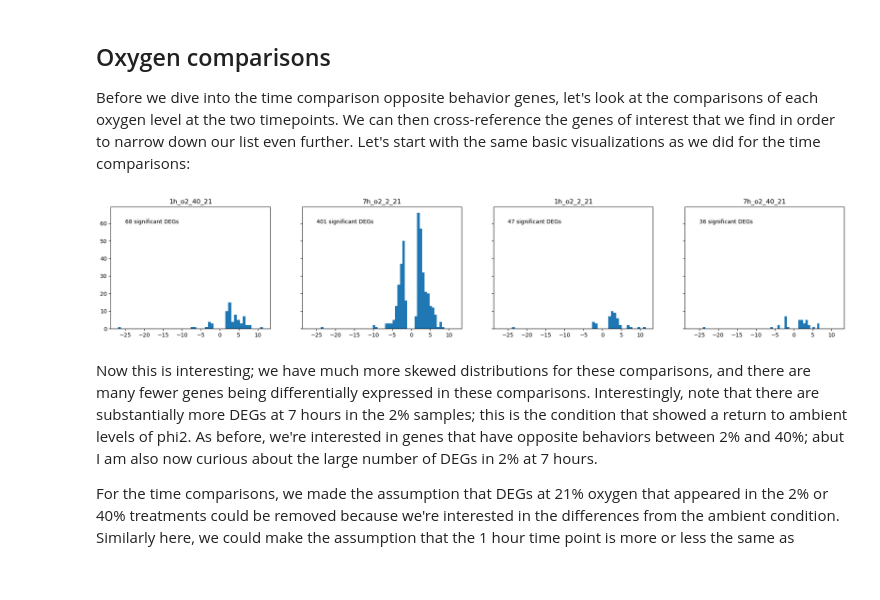
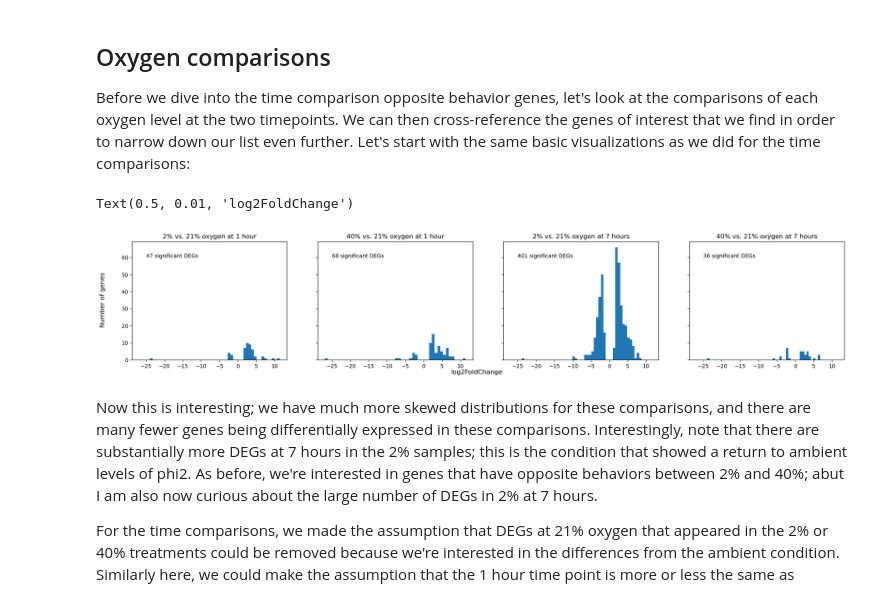
Before and after one commit to serenalotreck/photorespiration-omics, a Jupyter notebook: notebooks/transcriptomics_visualizations.ipynb, the cells around one changed output. Saved outputs shown, nothing was run; the diff lists cells and outputs as text; code cells hidden in the pictures; blank space fills up the shorter version.

```diff
--- a/notebooks/transcriptomics_visualizations.ipynb
+++ b/notebooks/transcriptomics_visualizations.ipynb
@@ -39,0 +42,3 @@ time_comparisons.keys(), o2_comparisons.keys()
+# %%
+time_comparisons = {k: time_comparisons[k] for k in ['1h_vs_7h_21o2', '1h_vs_7h_2o2', '1h_vs_7h_40o2']}
+o2_comparisons = {k: o2_comparisons[k] for k in ['1h_o2_2_21', '1h_o2_40_21', '7h_o2_2_21', '7h_o2_40_21']}
@@ -45,6 +63,8 @@ fig, axs = plt.subplots(1, len(time_comparisons), sharex=True, sharey=True, figs
 
 for ax, comp in zip(axs, time_comparisons):
     ax.hist(time_comparisons[comp].log2FoldChange, bins=50)
-    ax.set_title(comp)
+    ax.set_title(conditions_semantic[comp])
     ax.text(8, 375, f'{len(time_comparisons[comp])} significant DEGs')
+fig.supxlabel('log2FoldChange')
+fig.supylabel('Number of genes', x=0.08)
 # %% [output]
@@ -67,8 +88,8 @@ forty_filtered_by_21.shape
 (1280, 7)
 # %%
 comps_filtered = {
-    '1h_vs_7h_2o2_filtered': two_filtered_by_21,
-    '1h_vs_7h_40o2_filtered': forty_filtered_by_21
+    '7 hours vs. 1 hour at 2% oxygen, filtered': two_filtered_by_21,
+    '7 hours vs. 1 hour at 40% oxygen, filtered': forty_filtered_by_21
 }
 fig, axs = plt.subplots(1, len(comps_filtered), sharex=True, sharey=True, figsize=(len(comps_filtered)*6, 4))
 
@@ -76,4 +97,6 @@ for ax, comp in zip(axs, comps_filtered):
     ax.hist(comps_filtered[comp].log2FoldChange, bins=50)
     ax.set_title(comp)
     ax.text(3, 250, f'{len(comps_filtered[comp])} significant DEGs')
+fig.supxlabel('log2FoldChange')
+fig.supylabel('Number of genes', x=0.08)
 # %% [output]
@@ -83,16 +106,0 @@ That substantially reduces the number of genes we're interested in looking at. N
-# %%
-fig, axs = plt.subplots(1, len(comps_filtered), sharex=True, sharey=True, figsize=(len(comps_filtered)*6, 4))
-
-for ax, comp in zip(axs, comps_filtered):
-    x = comps_filtered[comp].log2FoldChange
-    y = -np.log10(comps_filtered[comp].padj)
-    colors = ['coral' if (abs(x_i) > 10 or y_i > 80) else 'cornflowerblue' for x_i, y_i in zip(x, y)]
-    ax.scatter(x, y, c=colors)
-    # Add gene name labels for the far out ones
-    for i in range(len(x)):
-        if colors[i] == 'coral':
-            ax.annotate(comps_filtered[comp].loc[i, 'gene_id'], (x[i], y[i]), xytext=(x[i]+0.8, y[i]+0.8))
-
-    ax.set_title(comp)
-    ax.set_xlabel('log2FoldChange')
-    ax.set_ylabel('-log10padj')
@@ -115,12 +126,15 @@ Before we dive into the time comparison opposite behavior genes, let's look at t
 # %%
 fig, axs = plt.subplots(1, len(o2_comparisons), sharex=True, sharey=True, figsize=(len(o2_comparisons)*6, 4))
 
 for ax, comp in zip(axs, o2_comparisons):
     ax.hist(o2_comparisons[comp].log2FoldChange, bins=50)
-    ax.set_title(comp)
+    ax.set_title(conditions_semantic[comp])
     ax.text(-25, 60, f'{len(o2_comparisons[comp])} significant DEGs')
+fig.supylabel('Number of genes', x=0.09)
+fig.supxlabel('log2FoldChange')
 # %% [output]
+Text(0.5, 0.01, 'log2FoldChange')
-[figure, old version]
+[figure, new version]
 # %% [markdown]
 Now this is interesting; we have much more skewed distributions for these comparisons, and there are many fewer genes being differentially expressed in these comparisons. Interestingly, note that there are substantially more DEGs at 7 hours in the 2% samples; this is the condition that showed a return to ambient levels of phi2. As before, we're interested in genes that have opposite behaviors between 2% and 40%; abut I am also now curious about the large number of DEGs in 2% at 7 hours.
 
```
Also changed, not shown: parts of 38 cells of this notebook, 3 other files.
